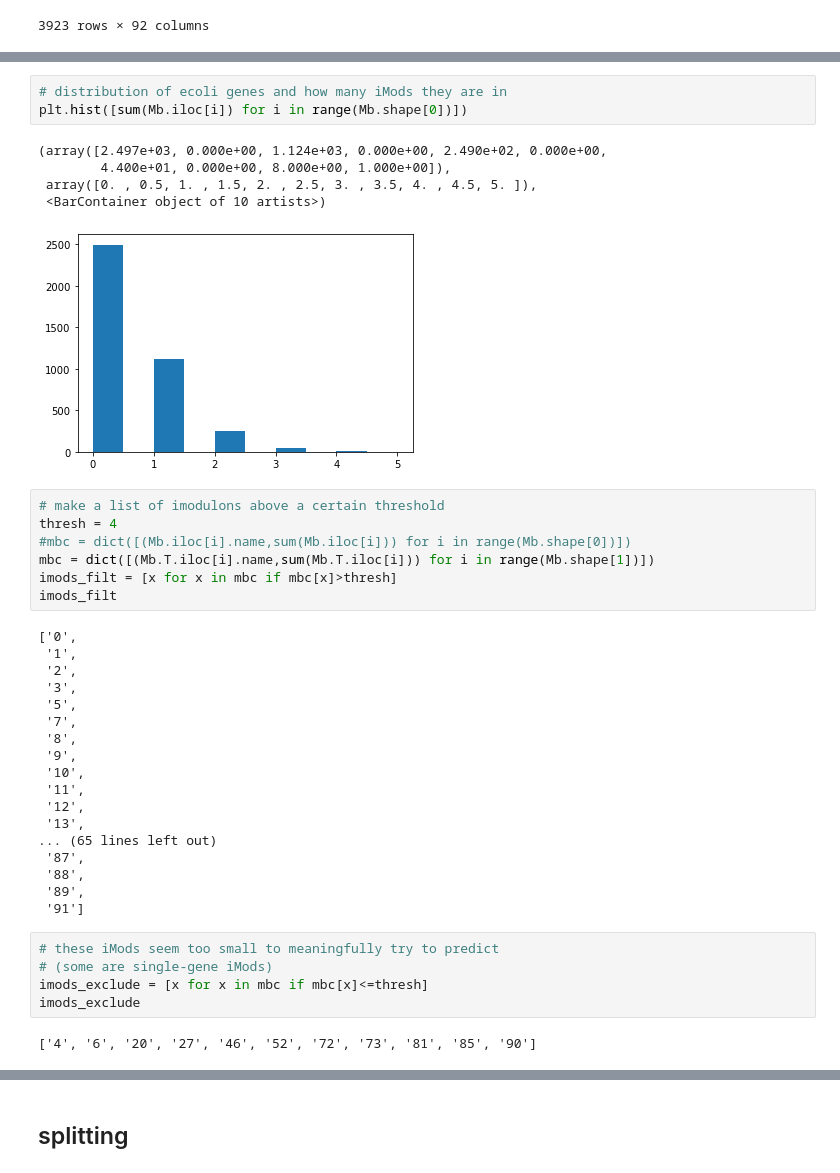
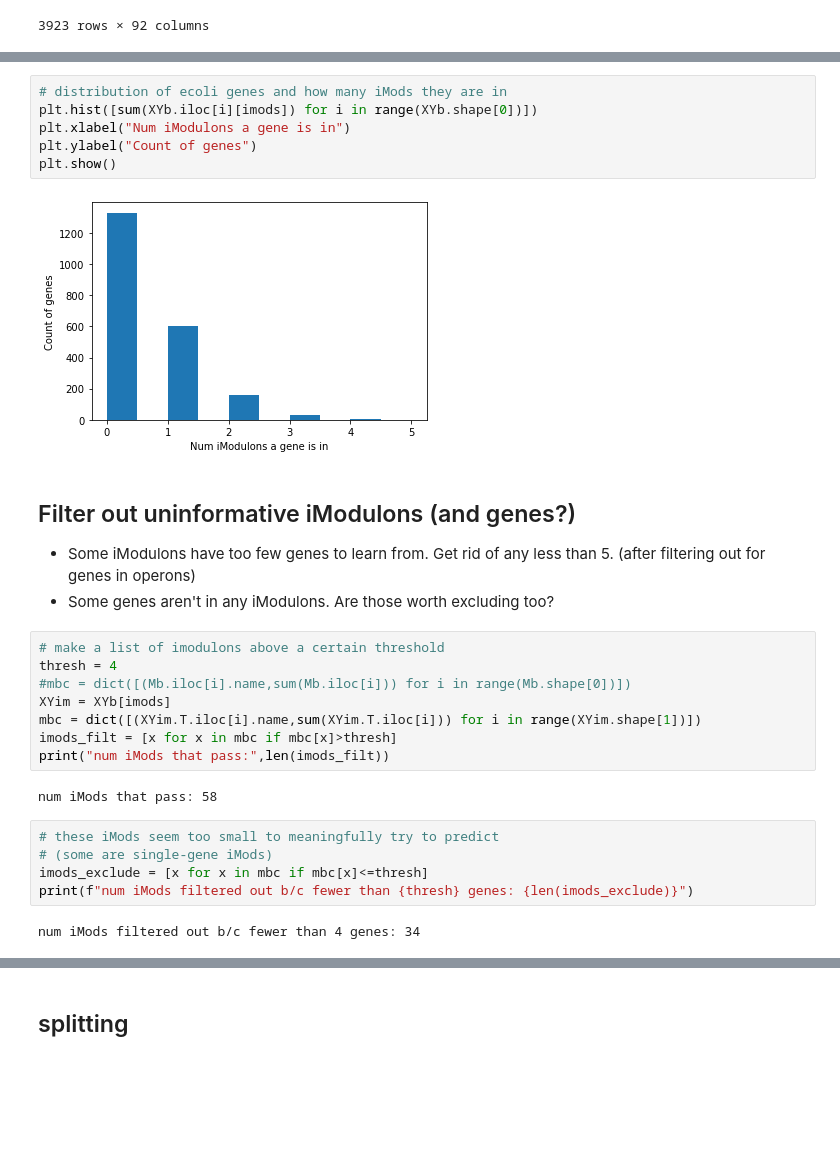
Before and after one commit to erinhwilson/deep-5g-sandbox, a Jupyter notebook: ecoli_iMod_classification.ipynb, the cells around one changed output, grey strips where cells are left out. Cells and saved outputs as stored; diff of their text form; blank space fills up the shorter version.

```diff
--- a/ecoli_iMod_classification.ipynb
+++ b/ecoli_iMod_classification.ipynb
@@ -76,41 +94,29 @@ Mb
 # %%
 # distribution of ecoli genes and how many iMods they are in
-plt.hist([sum(Mb.iloc[i]) for i in range(Mb.shape[0])])
+plt.hist([sum(XYb.iloc[i][imods]) for i in range(XYb.shape[0])])
+plt.xlabel("Num iModulons a gene is in")
+plt.ylabel("Count of genes")
+plt.show()
 # %% [output]
-(array([2.497e+03, 0.000e+00, 1.124e+03, 0.000e+00, 2.490e+02, 0.000e+00,
-        4.400e+01, 0.000e+00, 8.000e+00, 1.000e+00]),
- array([0. , 0.5, 1. , 1.5, 2. , 2.5, 3. , 3.5, 4. , 4.5, 5. ]),
- <BarContainer object of 10 artists>)
-[figure, old version]
+[figure, new version]
+# %% [markdown]
+## Filter out uninformative iModulons (and genes?)
+* Some iModulons have too few genes to learn from. Get rid of any less than 5. (after filtering out for genes in operons)
+* Some genes aren't in any iModulons. Are those worth excluding too?
 # %%
 # make a list of imodulons above a certain threshold
 thresh = 4
 #mbc = dict([(Mb.iloc[i].name,sum(Mb.iloc[i])) for i in range(Mb.shape[0])])
-mbc = dict([(Mb.T.iloc[i].name,sum(Mb.T.iloc[i])) for i in range(Mb.shape[1])])
+XYim = XYb[imods]
+mbc = dict([(XYim.T.iloc[i].name,sum(XYim.T.iloc[i])) for i in range(XYim.shape[1])])
 imods_filt = [x for x in mbc if mbc[x]>thresh]
-imods_filt
+print("num iMods that pass:",len(imods_filt))
 # %% [output]
-['0',
- '1',
- '2',
- '3',
- '5',
- '7',
- '8',
- '9',
- '10',
- '11',
- '12',
- '13',
-... (65 lines left out)
- '87',
- '88',
- '89',
- '91']
+num iMods that pass: 58
 # %%
 # these iMods seem too small to meaningfully try to predict
 # (some are single-gene iMods)
 imods_exclude = [x for x in mbc if mbc[x]<=thresh]
-imods_exclude
+print(f"num iMods filtered out b/c fewer than {thresh} genes: {len(imods_exclude)}")
 # %% [output]
-['4', '6', '20', '27', '46', '52', '72', '73', '81', '85', '90']
+num iMods filtered out b/c fewer than 4 genes: 34
```
Also changed, not shown: parts of 18 cells of this notebook, 1 other file.
